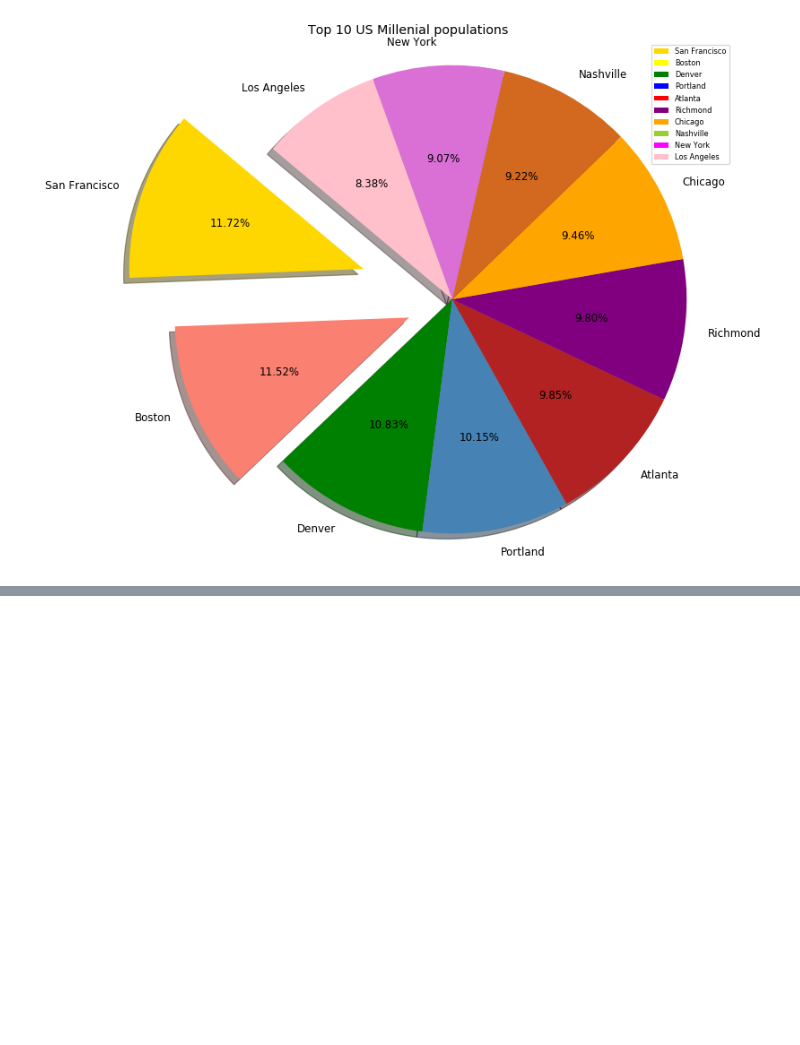
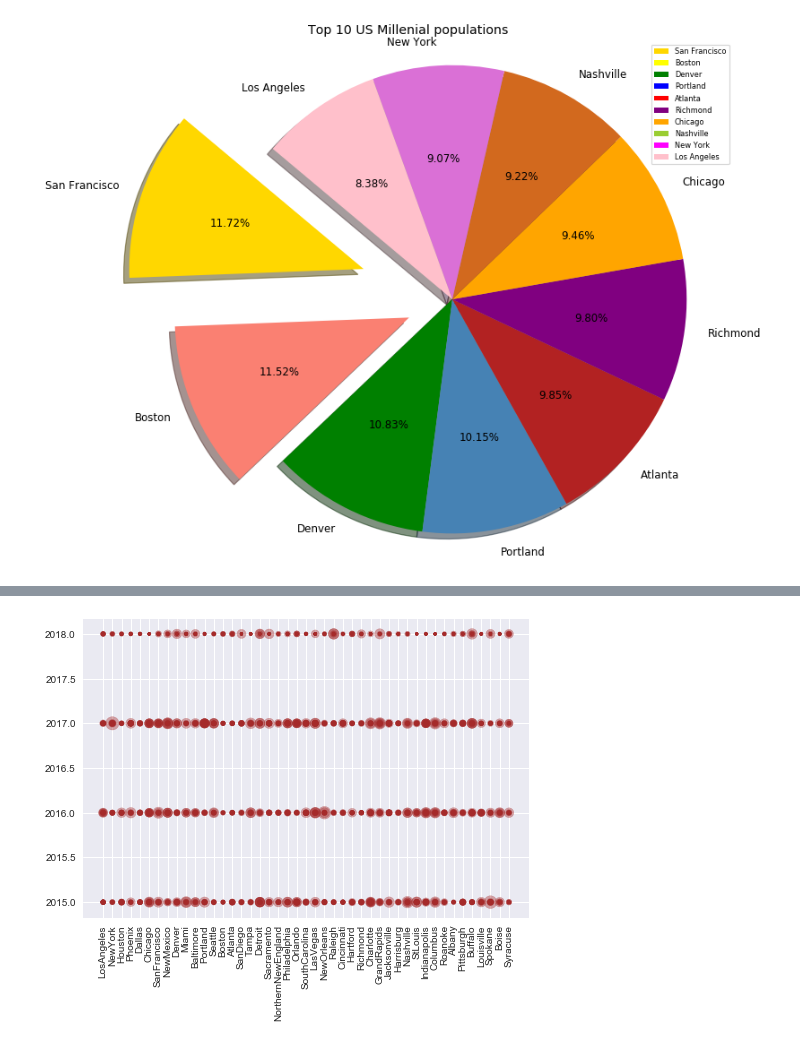
Before and after one commit to belalabu/thinkful, a Jupyter notebook: Avocapstone.ipynb, the cells around one changed output, grey strips where cells are left out. Saved outputs shown, nothing was run; the diff lists cells and outputs as text; code cells hidden in the pictures; blank space fills up the shorter version.

```diff
--- a/Avocapstone.ipynb
+++ b/Avocapstone.ipynb
@@ -236,0 +230,6 @@ plt.show()
+# %%
+plt.scatter(df['region'], df['year'], s=z*15, c="brown", alpha=0.4)
+plt.xticks(rotation=90)
+plt.show()
+# %% [output]
+[figure, added]
```
Also changed, not shown: parts of 10 cells of this notebook.
